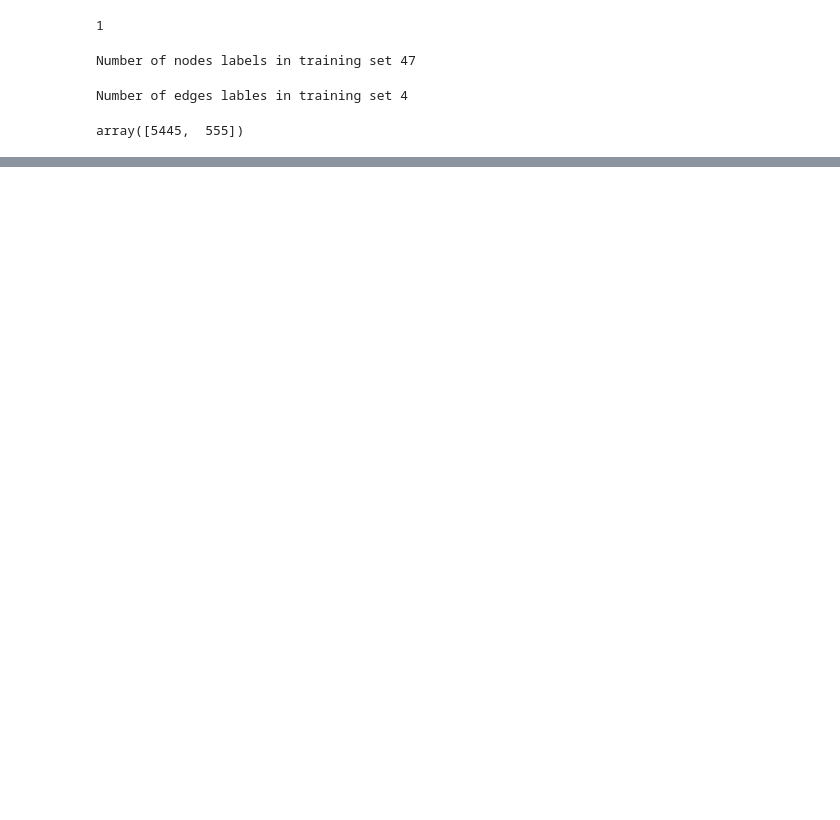
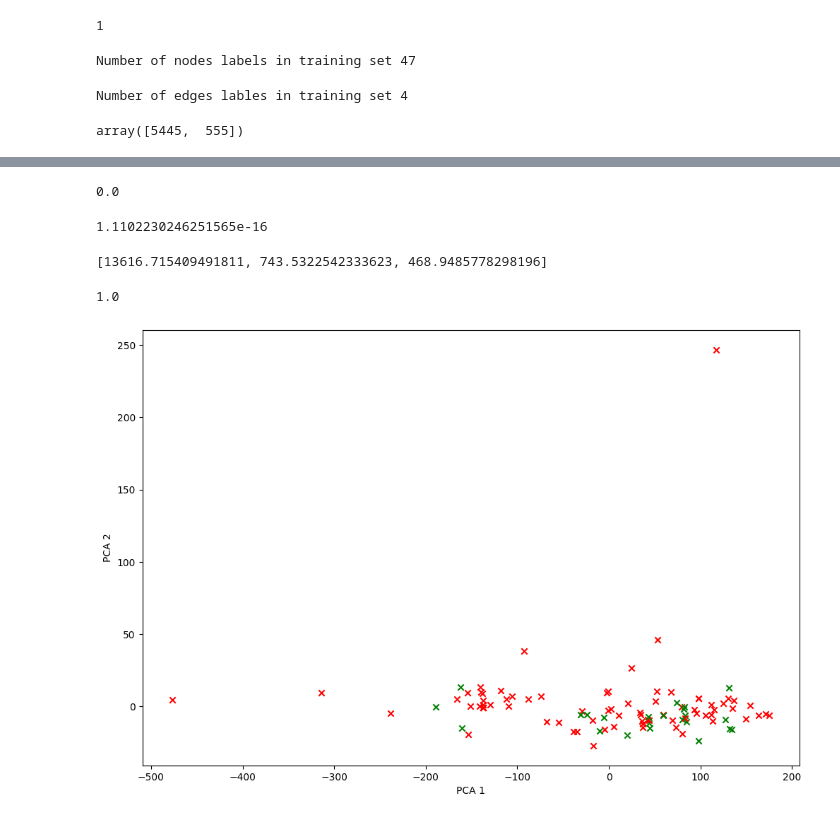
Before and after one commit to pierrelouis1998/kaggle_data_challenge, a Jupyter notebook: Data exploration.ipynb, the cells around one changed output, grey strips where cells are left out. Drawn from its saved outputs; the diff is of its cells as text; code cells hidden in the pictures; blank space fills up the shorter version.

Commit message:
Tweaked kernel PCA

```diff
--- a/Data exploration.ipynb
+++ b/Data exploration.ipynb
@@ -45,0 +74,39 @@ array([5445,  555])
+# %%
+dataset = train_data[:100]
+# %%
+K = compute_kernel_on_dataset(dataset, nth_order_walk_kernel, kernel_kwargs={"n": 5})
+# %%
+K_centered = centered_gram_matrix(K)
+# %%
+n_components = 3
+components = kernel_pca(K, n_components=n_components)
+# %% [output]
+0.0
+# %%
+components[:,0] @ K_centered @ components[:,2]
+# %% [output]
+1.1102230246251565e-16
+# %%
+var = [components[:,i].T @ (np.linalg.matrix_power(K_centered,2)) @ components[:,i] / 100 for i in range(n_components)]
+var
+# %% [output]
+[13616.715409491811, 743.5322542333623, 468.9485778298196]
+# %%
+components[:,0].T @ K_centered @ components[:,0]
+# %% [output]
+1.0
+# %%
+colors = ['r','g']
+
+fig = plt.figure(figsize=(12,8))
+ax = fig.add_subplot()
+
+for i,pts in enumerate(K_centered @ components):
+    ax.scatter(pts[0], pts[1], marker='x', c=colors[train_labels[i]])
+
+ax.set_xlabel('PCA 1')
+ax.set_ylabel('PCA 2')
+
+plt.show()
+# %% [output]
+[figure, added]
```
Also changed, not shown: parts of 7 cells of this notebook, 3 other files.
